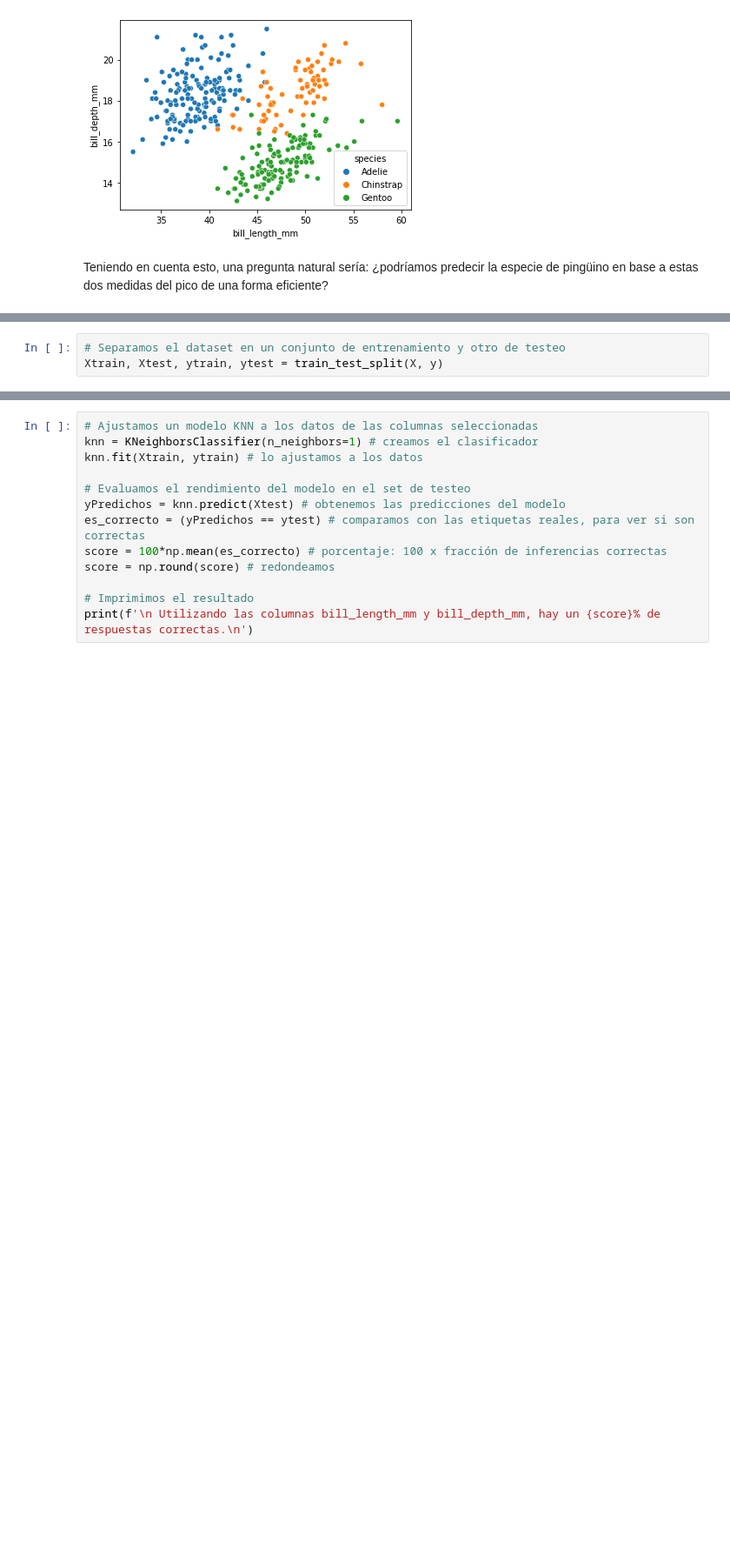
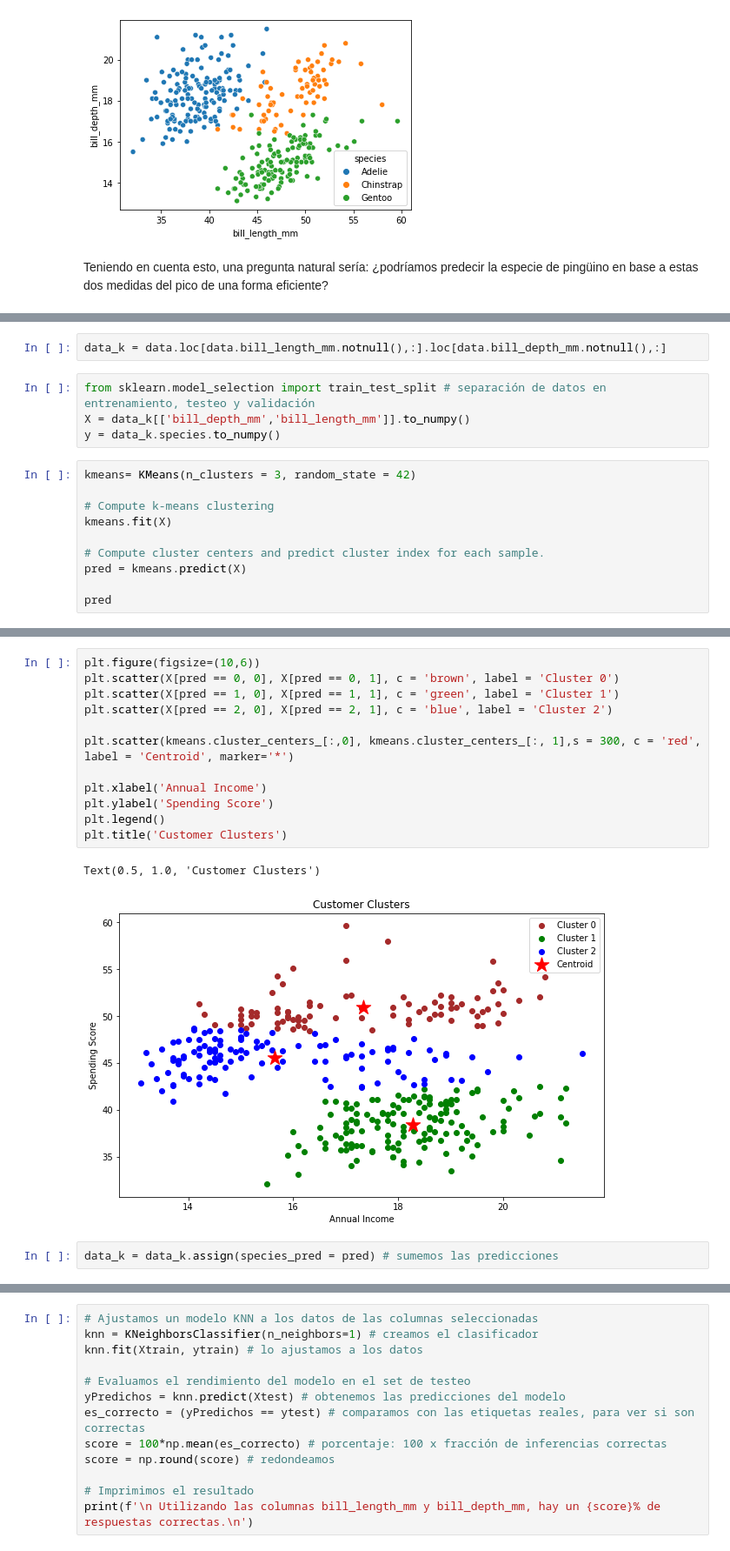
Before and after one commit to mauriciolangleib/capibara_cicada_2025, a Jupyter notebook: notebooks/practico_0/000_practico_0.ipynb, the cells around one changed output, grey strips where cells are left out. Shown at 87% size. Drawn from its saved outputs; the diff is of its cells as text; blank space fills up the shorter version.

```diff
--- a/notebooks/practico_0/000_practico_0.ipynb
+++ b/notebooks/practico_0/000_practico_0.ipynb
@@ -147,3 +151,16 @@ from sklearn.neighbors import KNeighborsClassifier # traemos el clasificador de
+# %%
+data_k = data.loc[data.bill_length_mm.notnull(),:].loc[data.bill_depth_mm.notnull(),:]
 # %%
-# Separamos el dataset en un conjunto de entrenamiento y otro de testeo
-Xtrain, Xtest, ytrain, ytest = train_test_split(X, y)
+from sklearn.model_selection import train_test_split # separación de datos en entrenamiento, testeo y validación
+X = data_k[['bill_depth_mm','bill_length_mm']].to_numpy()
+y = data_k.species.to_numpy()
+# %%
+kmeans= KMeans(n_clusters = 3, random_state = 42)
+
+# Compute k-means clustering
+kmeans.fit(X)
+
+# Compute cluster centers and predict cluster index for each sample.
+pred = kmeans.predict(X)
+
+pred
@@ -149,0 +184,17 @@ Xtrain, Xtest, ytrain, ytest = train_test_split(X, y)
+# %%
+plt.figure(figsize=(10,6))
+plt.scatter(X[pred == 0, 0], X[pred == 0, 1], c = 'brown', label = 'Cluster 0')
+plt.scatter(X[pred == 1, 0], X[pred == 1, 1], c = 'green', label = 'Cluster 1')
+plt.scatter(X[pred == 2, 0], X[pred == 2, 1], c = 'blue', label = 'Cluster 2')
+
+plt.scatter(kmeans.cluster_centers_[:,0], kmeans.cluster_centers_[:, 1],s = 300, c = 'red', label = 'Centroid', marker='*')
+
+plt.xlabel('Annual Income')
+plt.ylabel('Spending Score')
+plt.legend()
+plt.title('Customer Clusters')
+# %% [output]
+Text(0.5, 1.0, 'Customer Clusters')
+[figure, added]
+# %%
+data_k = data_k.assign(species_pred = pred) # sumemos las predicciones
```
Also changed, not shown: parts of 16 cells of this notebook.
